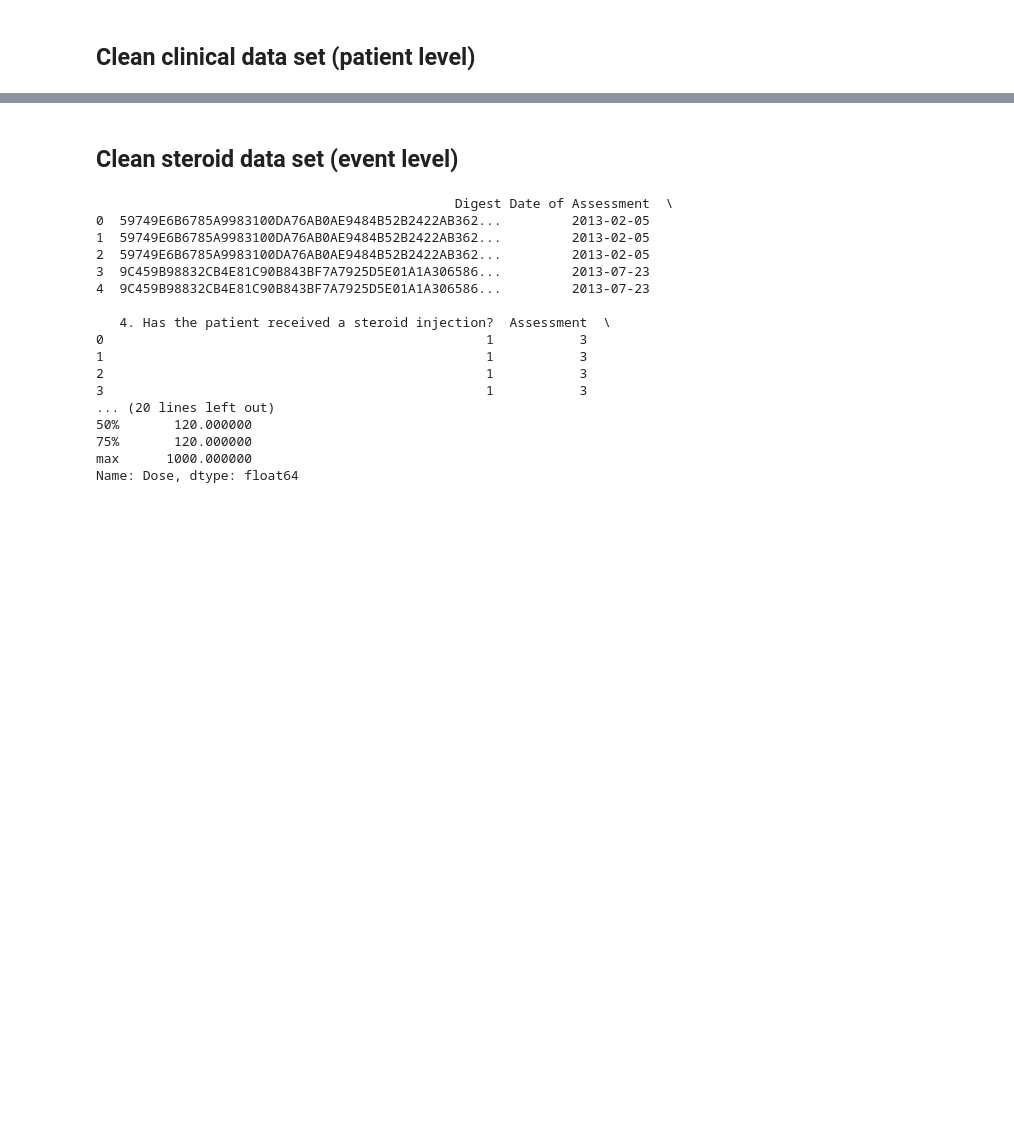
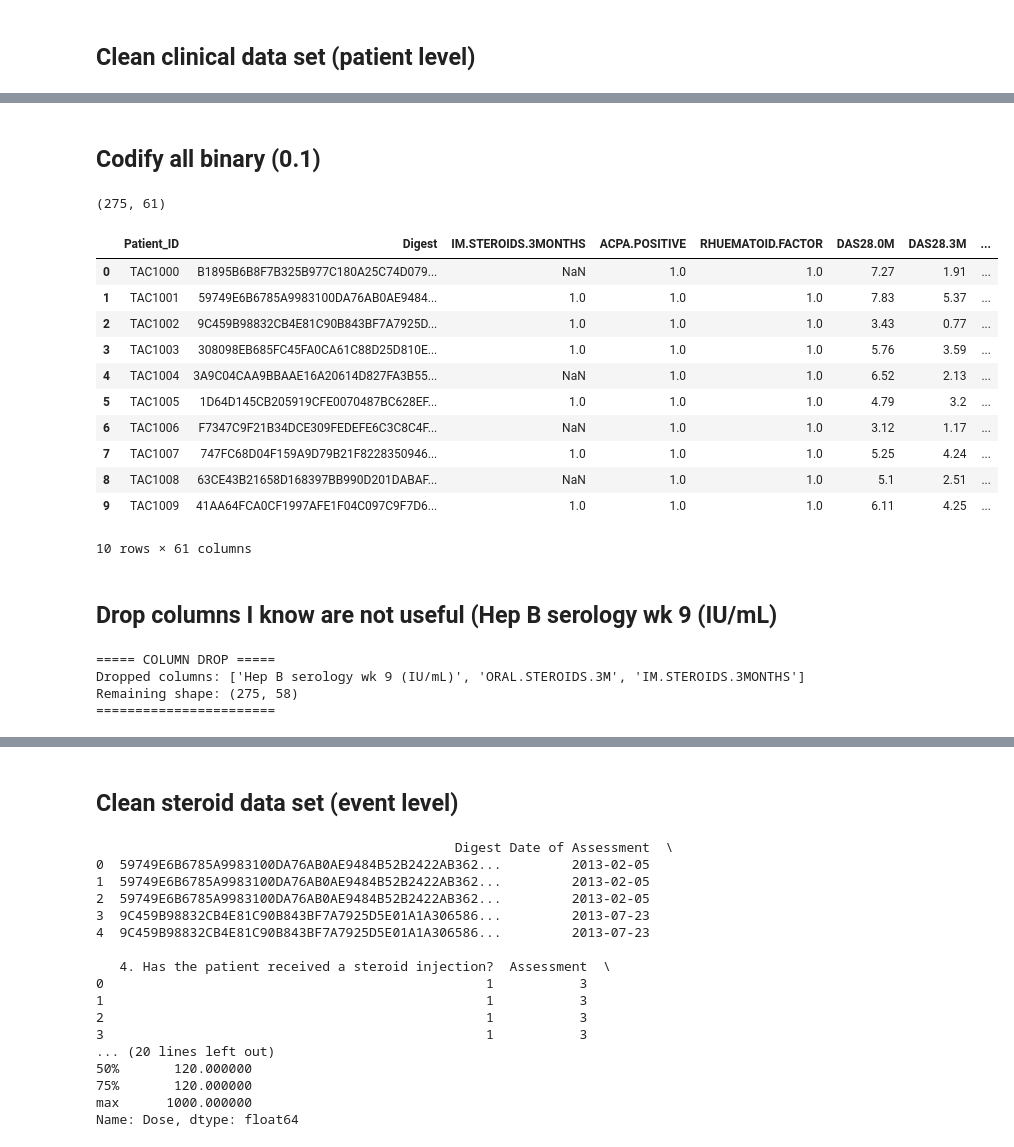
Before and after one commit to Roman0-5/RA-Map-EDA, a Jupyter notebook: notebooks/preprocessing/02_clinical_preprocessing.ipynb, the cells around one changed output, grey strips where cells are left out. Cells and saved outputs as stored; diff of their text form; code cells hidden in the pictures; blank space fills up the shorter version.

```diff
--- a/notebooks/preprocessing/02_clinical_preprocessing.ipynb
+++ b/notebooks/preprocessing/02_clinical_preprocessing.ipynb
@@ -236,0 +248,29 @@ Digest: unique=275, nulls=0
+# %% [markdown]
+## Codify all binary (0.1)
+# %%
+df_codify_binary = clean_binary_columns(df_clinical_no_cohort, CLINICAL_CONTRACT)
+print(df_codify_binary.shape)
+df_codify_binary.head(10)
+# %% [output]
+(275, 61)
+|  | Patient_ID | Digest | IM.STEROIDS.3MONTHS | ACPA.POSITIVE | RHUEMATOID.FACTOR | DAS28.0M | DAS28.3M | ... |
+| 0 | TAC1000 | B1895B6B8F7B325B977C180A25C74D079... | NaN | 1.0 | 1.0 | 7.27 | 1.91 | ... |
+| 1 | TAC1001 | 59749E6B6785A9983100DA76AB0AE9484... | 1.0 | 1.0 | 1.0 | 7.83 | 5.37 | ... |
+| 2 | TAC1002 | 9C459B98832CB4E81C90B843BF7A7925D... | 1.0 | 1.0 | 1.0 | 3.43 | 0.77 | ... |
+| 3 | TAC1003 | 308098EB685FC45FA0CA61C88D25D810E... | 1.0 | 1.0 | 1.0 | 5.76 | 3.59 | ... |
+| 4 | TAC1004 | 3A9C04CAA9BBAAE16A20614D827FA3B55... | NaN | 1.0 | 1.0 | 6.52 | 2.13 | ... |
+| 5 | TAC1005 | 1D64D145CB205919CFE0070487BC628EF... | 1.0 | 1.0 | 1.0 | 4.79 | 3.2 | ... |
+| 6 | TAC1006 | F7347C9F21B34DCE309FEDEFE6C3C8C4F... | NaN | 1.0 | 1.0 | 3.12 | 1.17 | ... |
+| 7 | TAC1007 | 747FC68D04F159A9D79B21F8228350946... | 1.0 | 1.0 | 1.0 | 5.25 | 4.24 | ... |
+| 8 | TAC1008 | 63CE43B21658D168397BB990D201DABAF... | NaN | 1.0 | 1.0 | 5.1 | 2.51 | ... |
+| 9 | TAC1009 | 41AA64FCA0CF1997AFE1F04C097C9F7D6... | 1.0 | 1.0 | 1.0 | 6.11 | 4.25 | ... |
+10 rows × 61 columns
+# %% [markdown]
+## Drop columns I know are not useful (Hep B serology wk 9 (IU/mL)
+# %%
+df_dropped = drop_columns(df_codify_binary, ["Hep B serology wk 9 (IU/mL)", "ORAL.STEROIDS.3M", "IM.STEROIDS.3MONTHS"])
+# %% [output]
+===== COLUMN DROP =====
+Dropped columns: ['Hep B serology wk 9 (IU/mL)', 'ORAL.STEROIDS.3M', 'IM.STEROIDS.3MONTHS']
+Remaining shape: (275, 58)
+=======================
```
Also changed, not shown: parts of 33 cells of this notebook, 33 other files.
